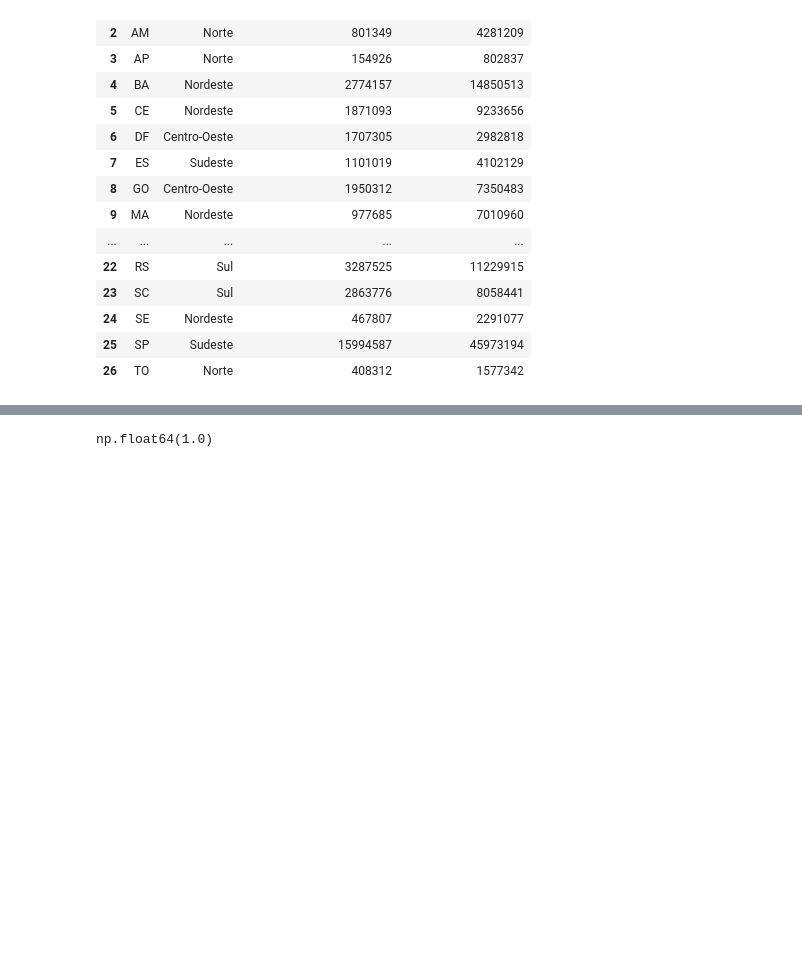
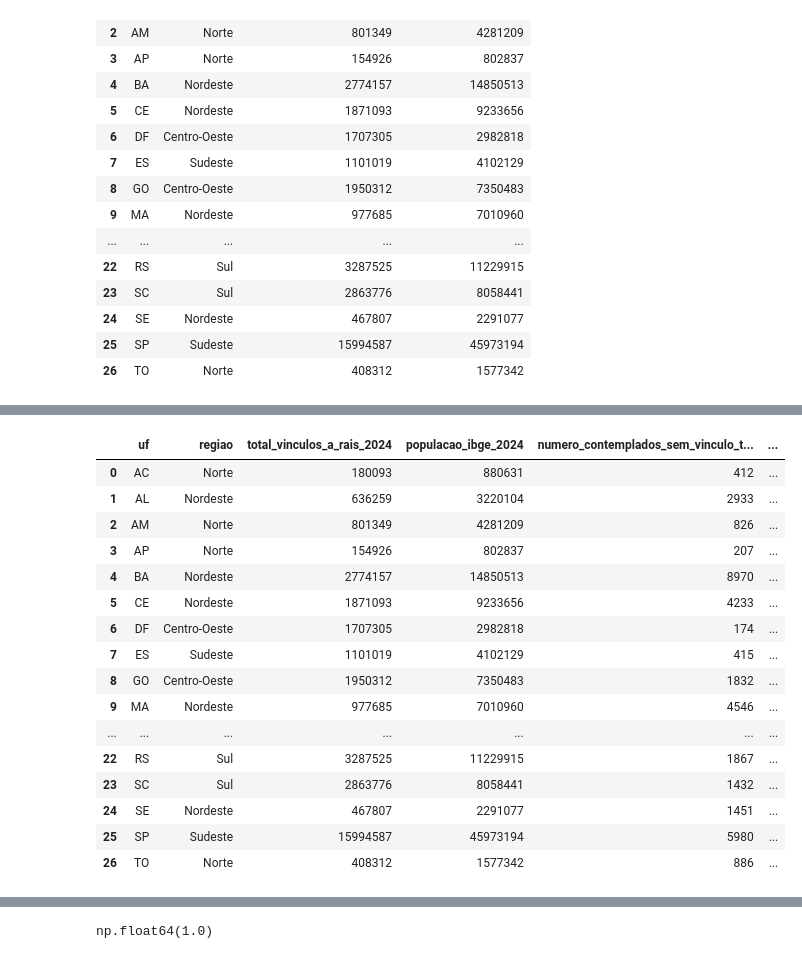
Before and after one commit to SGE-Subsecretaria-de-Gestao-Estrategica/pnab-data-vis, a Jupyter notebook: src/notebooks/v2_gabriel_create_csv.ipynb, the cells around one changed output, grey strips where cells are left out. Cells and saved outputs as stored; diff of their text form; code cells hidden in the pictures; blank space fills up the shorter version.

```diff
--- a/src/notebooks/v2_gabriel_create_csv.ipynb
+++ b/src/notebooks/v2_gabriel_create_csv.ipynb
@@ -1004,6 +1004,8 @@ df_uf_values_cpf
 # aggregate_vinculo_formal_labor.csv
 df_vinculo = labor.aggregate_vinculo_formal_cpf(df_cubo=df_cubo)
 df_vinculo.to_csv(settings.DATA_PATH_SECTION4 / 'aggregate_vinculo_formal_labor.csv')
+# %%
+df_vinculo_uf = labor.aggregate_vinculo_formal_cpf_por_uf(df_cubo=df_cubo)
 # %%
 # aggregate_vinculo_formal_labor_by_uf.csv
 df_not_in_mercado_by_uf = labor.aggregate_vinculo_formal_labor_by_uf(df_cubo=df_cubo)
@@ -1114,7 +1116,7 @@ df_rais_ibge
 | 26 | TO | Norte | 408312 | 1577342 |
 # %%
 df_rais_ibge_merged = df_rais_ibge.merge(
-    right=df_uf_values_cpf,
+    right=df_vinculo_uf,
     on='uf',
     how='left'
 )
@@ -1141,3 +1123,28 @@ df_rais_ibge_merged
+# %%
+df_rais_ibge_merged["percentual_vinculos_rais_no_total_brasil"] = (
+    df_rais_ibge_merged["total_vinculos_a_rais_2024"]
+    / df_rais_ibge_merged["total_vinculos_a_rais_2024"].sum()
+)
+# %%
+df_rais_ibge_merged.to_csv(settings.DATA_PATH_SECTION4 / 'aggregate_vinculo_formal_labor_by_uf_ibge.csv')
+# %% [output]
+|  | uf | regiao | total_vinculos_a_rais_2024 | populacao_ibge_2024 | numero_contemplados_sem_vinculo_t... | ... |
+| 0 | AC | Norte | 180093 | 880631 | 412 | ... |
+| 1 | AL | Nordeste | 636259 | 3220104 | 2933 | ... |
+| 2 | AM | Norte | 801349 | 4281209 | 826 | ... |
+| 3 | AP | Norte | 154926 | 802837 | 207 | ... |
+| 4 | BA | Nordeste | 2774157 | 14850513 | 8970 | ... |
+| 5 | CE | Nordeste | 1871093 | 9233656 | 4233 | ... |
+| 6 | DF | Centro-Oeste | 1707305 | 2982818 | 174 | ... |
+| 7 | ES | Sudeste | 1101019 | 4102129 | 415 | ... |
+| 8 | GO | Centro-Oeste | 1950312 | 7350483 | 1832 | ... |
+| 9 | MA | Nordeste | 977685 | 7010960 | 4546 | ... |
+| ... | ... | ... | ... | ... | ... | ... |
+| 22 | RS | Sul | 3287525 | 11229915 | 1867 | ... |
+| 23 | SC | Sul | 2863776 | 8058441 | 1432 | ... |
+| 24 | SE | Nordeste | 467807 | 2291077 | 1451 | ... |
+| 25 | SP | Sudeste | 15994587 | 45973194 | 5980 | ... |
+| 26 | TO | Norte | 408312 | 1577342 | 886 | ... |
 # %%
 df_rais_ibge_regiao = (
     df_rais_ibge
```
Also changed, not shown: parts of 1 cell of this notebook, 2 other files.
